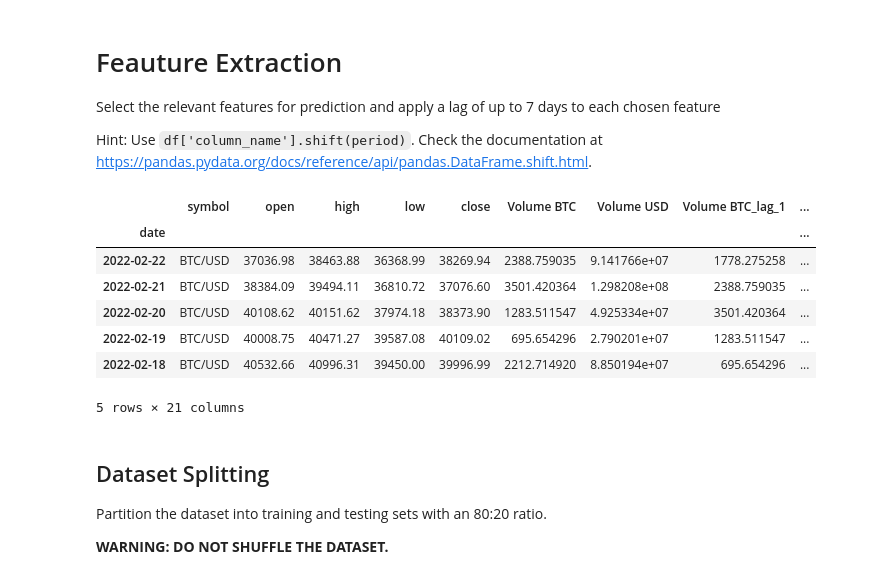
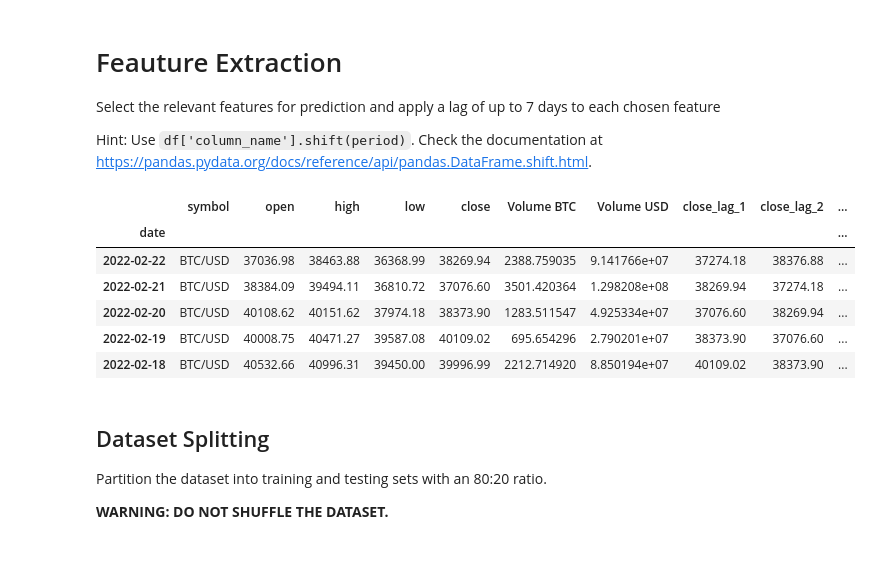
Before and after one commit to Fazlibeqir/Voved-Vo-Nauka-Za-Podatoci, a Jupyter notebook: Lab3/main/10.12.2024/Lab3Main10.12.2024.ipynb, the cells around one changed output. Saved outputs shown, nothing was run; the diff lists cells and outputs as text; code cells hidden in the pictures.

```diff
--- a/Lab3/main/10.12.2024/Lab3Main10.12.2024.ipynb
+++ b/Lab3/main/10.12.2024/Lab3Main10.12.2024.ipynb
@@ -99,21 +99,18 @@ Select the relevant features for prediction and apply a lag of up to 7 days to e
 Hint: Use `df['column_name'].shift(period)`. Check the documentation at https://pandas.pydata.org/docs/reference/api/pandas.DataFrame.shift.html.
 # %%
 # Write your code here. Add as many boxes as you need.
-features = ['Volume BTC', 'Volume USD']
 for lag in range(1,8):
-    for feature in features:
-        df[f'{feature}_lag_{lag}'] = df[feature].shift(lag)
+        df[f'close_lag_{lag}'] = df['close'].shift(lag)
 df.dropna(inplace=True)
 df.head()
 # %% [output]
-|  | symbol | open | high | low | close | Volume BTC | Volume USD | Volume BTC_lag_1 | ... |
-| date |  |  |  |  |  |  |  |  | ... |
-| 2022-02-22 | BTC/USD | 37036.98 | 38463.88 | 36368.99 | 38269.94 | 2388.759035 | 9.141766e+07 | 1778.275258 | ... |
-| 2022-02-21 | BTC/USD | 38384.09 | 39494.11 | 36810.72 | 37076.60 | 3501.420364 | 1.298208e+08 | 2388.759035 | ... |
-| 2022-02-20 | BTC/USD | 40108.62 | 40151.62 | 37974.18 | 38373.90 | 1283.511547 | 4.925334e+07 | 3501.420364 | ... |
-| 2022-02-19 | BTC/USD | 40008.75 | 40471.27 | 39587.08 | 40109.02 | 695.654296 | 2.790201e+07 | 1283.511547 | ... |
-| 2022-02-18 | BTC/USD | 40532.66 | 40996.31 | 39450.00 | 39996.99 | 2212.714920 | 8.850194e+07 | 695.654296 | ... |
+|  | symbol | open | high | low | close | Volume BTC | Volume USD | close_lag_1 | close_lag_2 | ... |
+| date |  |  |  |  |  |  |  |  |  | ... |
+| 2022-02-22 | BTC/USD | 37036.98 | 38463.88 | 36368.99 | 38269.94 | 2388.759035 | 9.141766e+07 | 37274.18 | 38376.88 | ... |
+| 2022-02-21 | BTC/USD | 38384.09 | 39494.11 | 36810.72 | 37076.60 | 3501.420364 | 1.298208e+08 | 38269.94 | 37274.18 | ... |
+| 2022-02-20 | BTC/USD | 40108.62 | 40151.62 | 37974.18 | 38373.90 | 1283.511547 | 4.925334e+07 | 37076.60 | 38269.94 | ... |
+| 2022-02-19 | BTC/USD | 40008.75 | 40471.27 | 39587.08 | 40109.02 | 695.654296 | 2.790201e+07 | 38373.90 | 37076.60 | ... |
+| 2022-02-18 | BTC/USD | 40532.66 | 40996.31 | 39450.00 | 39996.99 | 2212.714920 | 8.850194e+07 | 40109.02 | 38373.90 | ... |
-5 rows × 21 columns
 # %% [markdown]
 ## Dataset Splitting
 Partition the dataset into training and testing sets with an 80:20 ratio.
```
Also changed, not shown: parts of 12 cells of this notebook.
